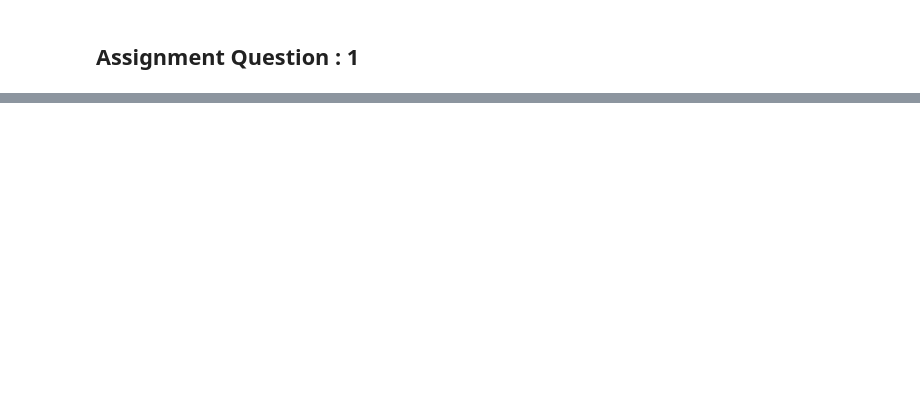
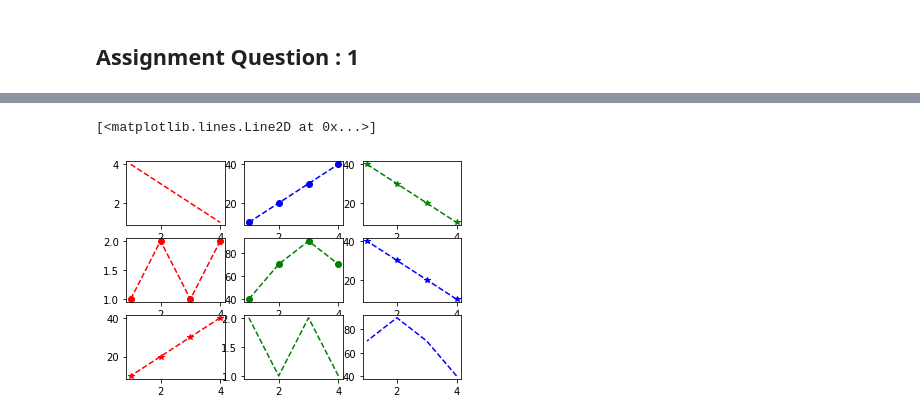
Before and after one commit to jainshre/Assignment-submission-demo, a Jupyter notebook: Day_1_Assignment.ipynb, the cells around one changed output, grey strips where cells are left out. Cells and saved outputs as stored; diff of their text form; code cells hidden in the pictures; blank space fills up the shorter version.

```diff
--- a/Day_1_Assignment.ipynb
+++ b/Day_1_Assignment.ipynb
@@ -45,0 +61,32 @@ plt.show()
+# %%
+ #Create a 3 by 3 subplots:
+ #multiple plots
+x = [1,2,3,4]
+y1 = [4,3,2,1]
+y2 = [10,20,30,40]
+y3 = [40,30,20,10]
+y4 = [1,2,1,2]
+y5 = [40,70,90,70]
+
+ #plot points
+plt.subplot(3,3,1)
+plt.plot(x,y1,'r--')
+plt.subplot(3,3,2)
+plt.plot(x,y2,'bo--')
+plt.subplot(3,3,3)
+plt.plot(x,y3,'g*--')
+plt.subplot(3,3,4)
+plt.plot(x,y4,'ro--')
+plt.subplot(3,3,5)
+plt.plot(x,y5,'go--')
+plt.subplot(3,3,6)
+plt.plot(y1,y2,'b*--')
+plt.subplot(3,3,7)
+plt.plot(y1,y3,'r*--')
+plt.subplot(3,3,8)
+plt.plot(y1,y4,'g--')
+plt.subplot(3,3,9)
+plt.plot(y1,y5,'b--')
+# %% [output]
+[<matplotlib.lines.Line2D at 0x...>]
+[figure, added]
```
Also changed, not shown: parts of 11 cells of this notebook.
